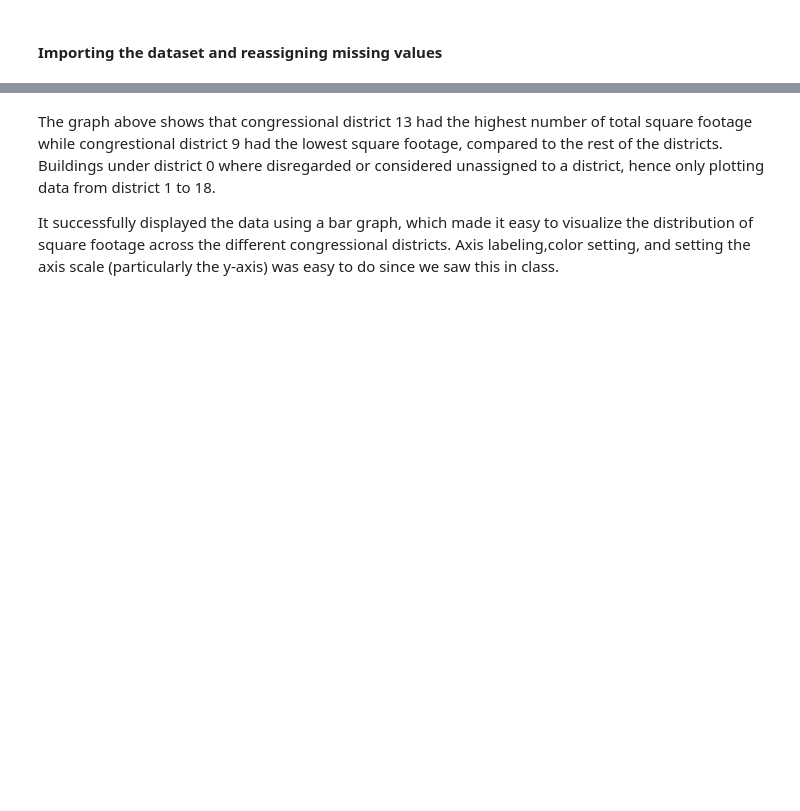
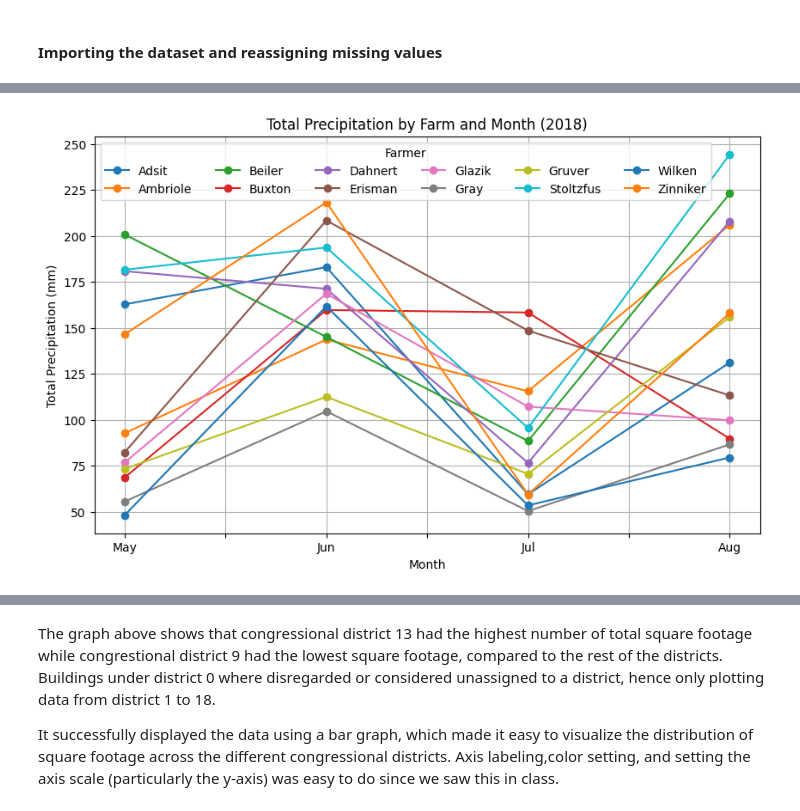
Before and after one commit to Mujjabi/Participatory-Breeding-and-Machine-Learning, a Jupyter notebook: Analysis_Python/Assignment2.ipynb, the cells around one changed output, grey strips where cells are left out. Cells and saved outputs as stored; diff of their text form; code cells hidden in the pictures; blank space fills up the shorter version.

```diff
--- a/Analysis_Python/Assignment2.ipynb
+++ b/Analysis_Python/Assignment2.ipynb
@@ -68,0 +84,5 @@ Footage_Per_Dist = Data.groupby("Congress Dist")["Square Footage"].sum()
+# %%
+subset_2018 = Data[Data['year'] == 2018]
+subset_2010 = Data[Data['year'] == 2019]
+subset_2020 = Data[Data['year'] == 2020]
+subset_2021 = Data[Data['year'] == 2021]
@@ -68,0 +91,14 @@ Footage_Per_Dist = Data.groupby("Congress Dist")["Square Footage"].sum()
+# %%
+month_order = ['May', 'Jun', 'Jul', 'Aug']
+pivot_df1 = subset_2018.pivot(
+    index='month', columns='site', values='prcp').reindex(month_order)
+# %%
+pivot_df1.plot(kind='line', marker='o', figsize=(10, 6))
+plt.xlabel('Month')
+plt.ylabel('Total Precipitation (mm)')
+plt.title('Total Precipitation by Farm and Month (2018)')
+plt.grid(True)
+plt.legend(title='Farmer', loc='upper left', ncol=6)
+plt.show()
+# %% [output]
+[figure, added]
```
Also changed, not shown: parts of 26 cells of this notebook, 7 other files.
